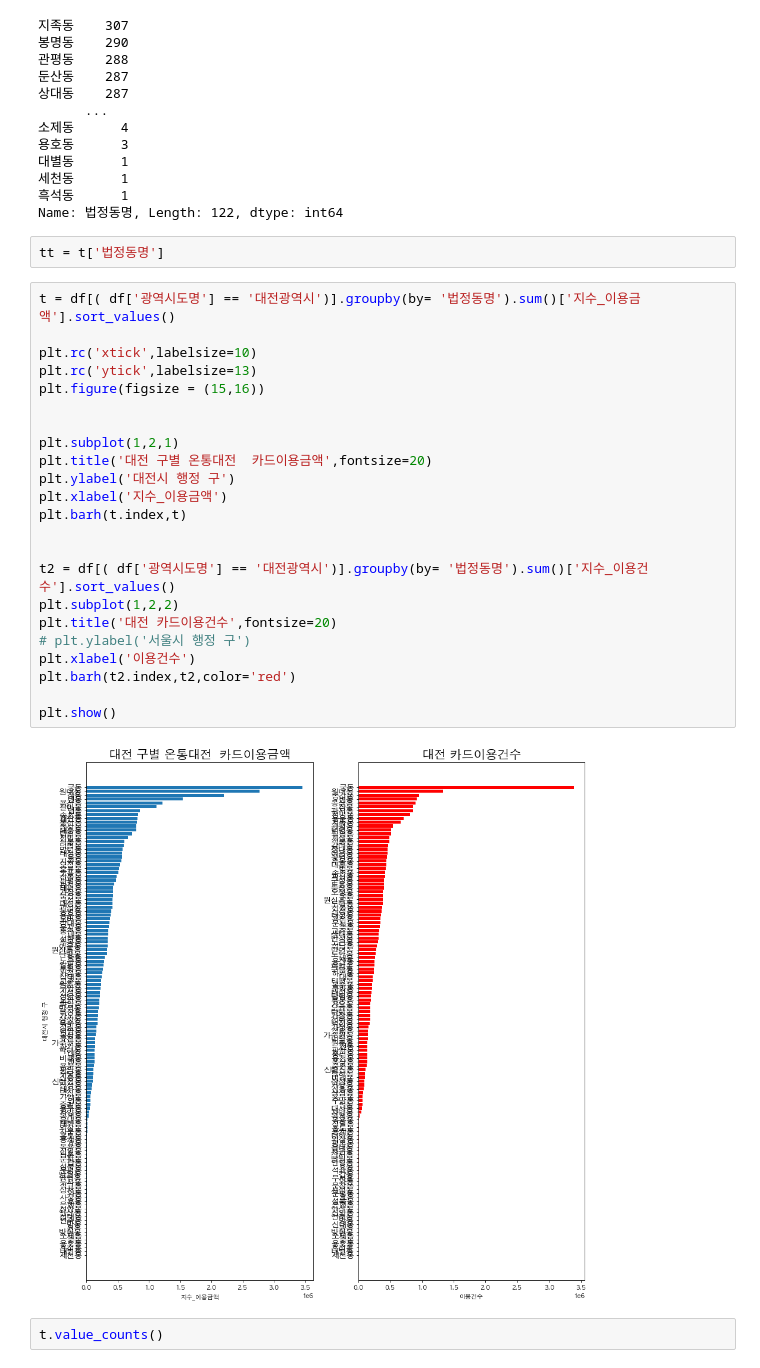
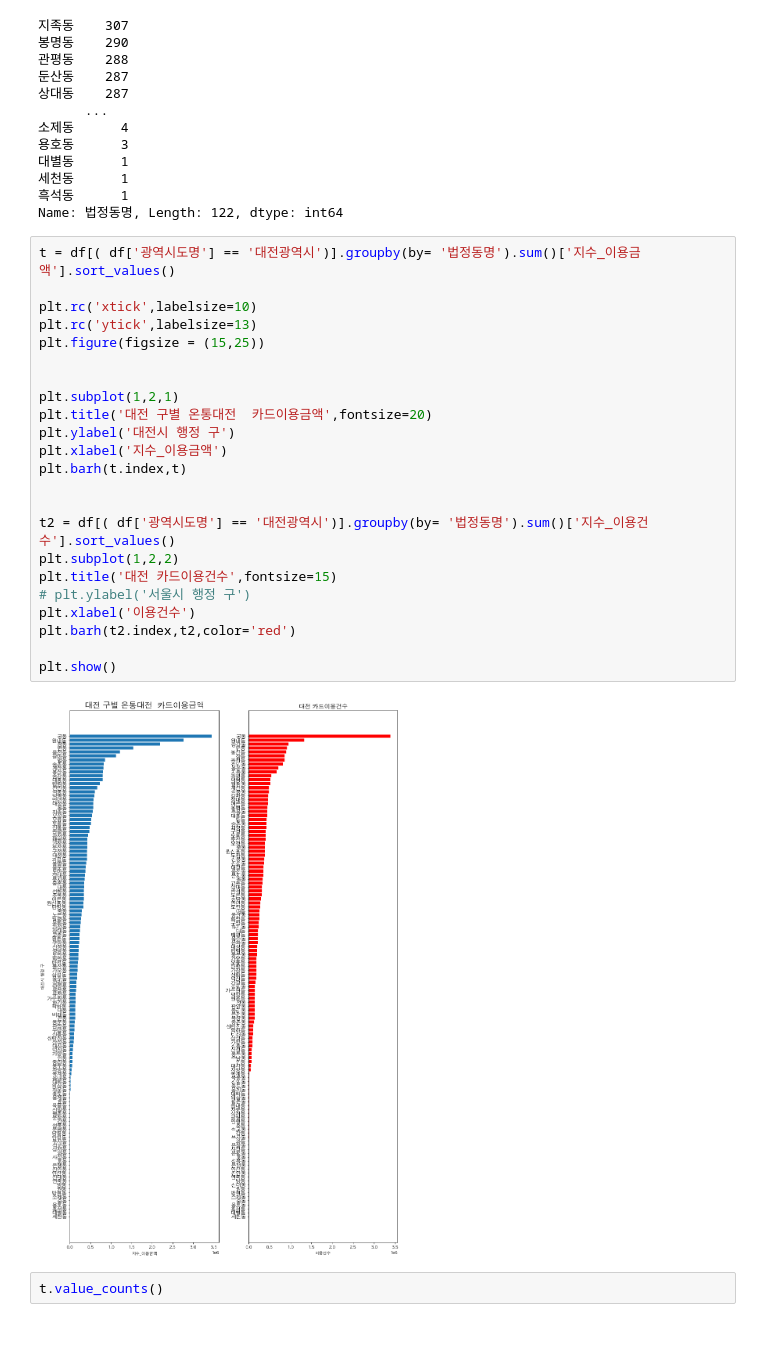
Before and after one commit to Thx4comin9/2022_CNU_Socialdata-Analisys-Camp, a Jupyter notebook: 1. 산업별 이용금액 & 지역별.ipynb, the cells around one changed output. Drawn from its saved outputs; the diff is of its cells as text; blank space fills up the shorter version.

```diff
--- a/1. 산업별 이용금액 & 지역별.ipynb
+++ b/1. 산업별 이용금액 & 지역별.ipynb
@@ -194,33 +194,31 @@ t['법정동명'].value_counts()
 세천동      1
 흑석동      1
 Name: 법정동명, Length: 122, dtype: int64
-# %%
-tt = t['법정동명']
 # %%
 t = df[( df['광역시도명'] == '대전광역시')].groupby(by= '법정동명').sum()['지수_이용금액'].sort_values()
 
 plt.rc('xtick',labelsize=10)
 plt.rc('ytick',labelsize=13)
-plt.figure(figsize = (15,16))
+plt.figure(figsize = (15,25))
 
 
 plt.subplot(1,2,1)
 plt.title('대전 구별 온통대전  카드이용금액',fontsize=20)
 plt.ylabel('대전시 행정 구')
 plt.xlabel('지수_이용금액')
 plt.barh(t.index,t)
 
 
 t2 = df[( df['광역시도명'] == '대전광역시')].groupby(by= '법정동명').sum()['지수_이용건수'].sort_values()
 plt.subplot(1,2,2)
-plt.title('대전 카드이용건수',fontsize=20)
+plt.title('대전 카드이용건수',fontsize=15)
 # plt.ylabel('서울시 행정 구')
 plt.xlabel('이용건수')
 plt.barh(t2.index,t2,color='red')
 
 plt.show()
 # %% [output]
-[figure, old version]
+[figure, new version]
 # %%
 t.value_counts()
 # %% [output]
```
